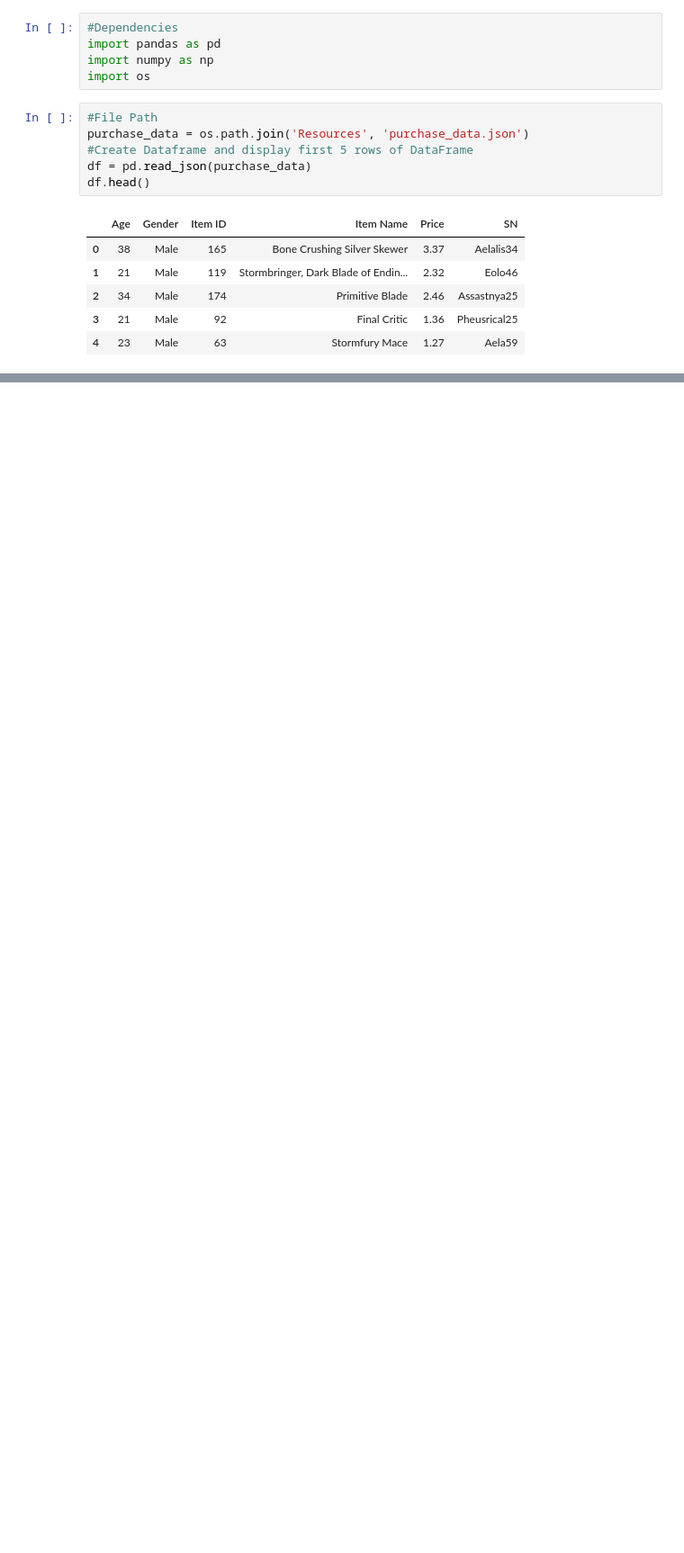
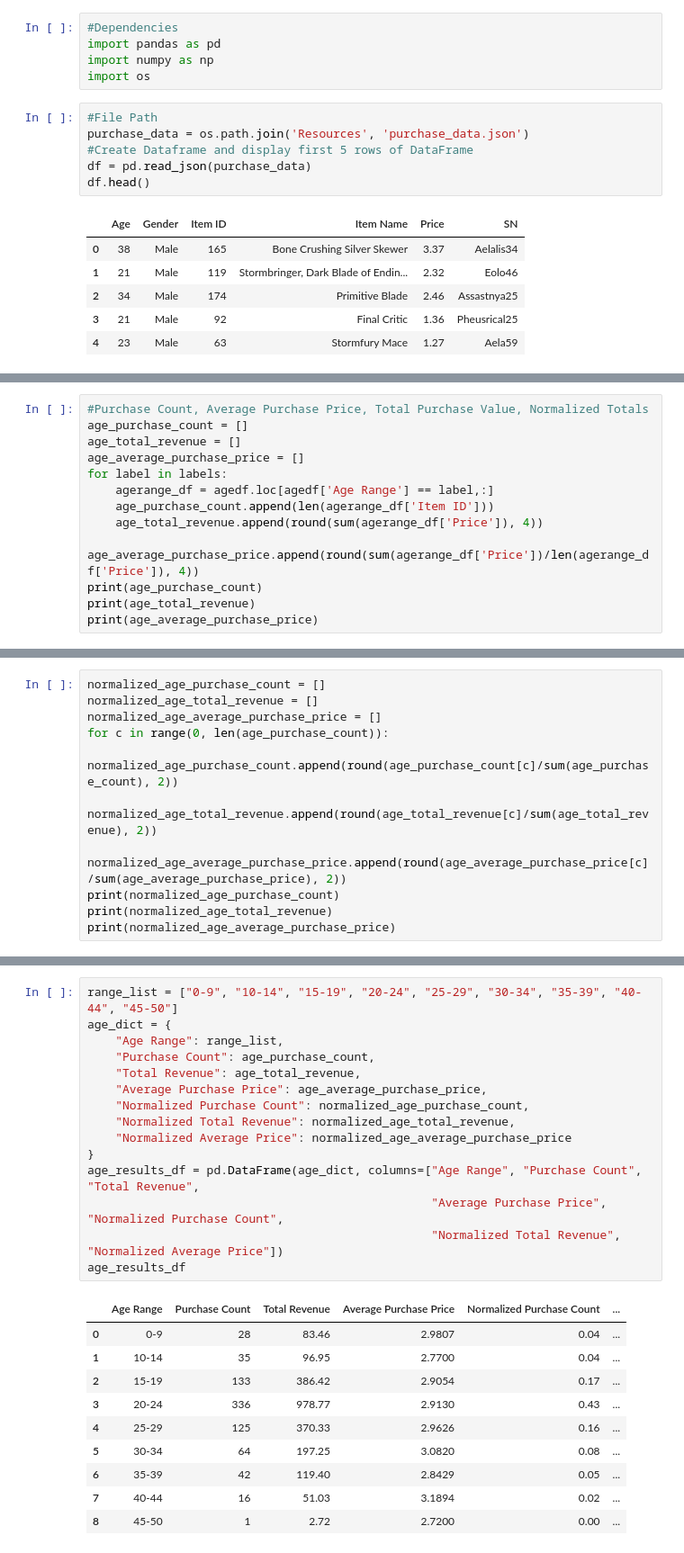
Before and after one commit to rwzlock/HeroesofPymoli, a Jupyter notebook: HeroesofPymoli.ipynb, the cells around one changed output, grey strips where cells are left out. Shown at 90% size. Cells and saved outputs as stored; diff of their text form; blank space fills up the shorter version.

Commit message:
Finalized DataFrames and improved sorting algorithms.

```diff
--- a/HeroesofPymoli.ipynb
+++ b/HeroesofPymoli.ipynb
@@ -283,0 +160,13 @@ agedf
+# %%
+#Purchase Count, Average Purchase Price, Total Purchase Value, Normalized Totals
+age_purchase_count = []
+age_total_revenue = []
+age_average_purchase_price = []
+for label in labels:
+    agerange_df = agedf.loc[agedf['Age Range'] == label,:]
+    age_purchase_count.append(len(agerange_df['Item ID']))
+    age_total_revenue.append(round(sum(agerange_df['Price']), 4))
+    age_average_purchase_price.append(round(sum(agerange_df['Price'])/len(agerange_df['Price']), 4))
+print(age_purchase_count)
+print(age_total_revenue)
+print(age_average_purchase_price)
@@ -283,0 +177,11 @@ agedf
+# %%
+normalized_age_purchase_count = []
+normalized_age_total_revenue = []
+normalized_age_average_purchase_price = []
+for c in range(0, len(age_purchase_count)):
+    normalized_age_purchase_count.append(round(age_purchase_count[c]/sum(age_purchase_count), 2))
+    normalized_age_total_revenue.append(round(age_total_revenue[c]/sum(age_total_revenue), 2))
+    normalized_age_average_purchase_price.append(round(age_average_purchase_price[c]/sum(age_average_purchase_price), 2))
+print(normalized_age_purchase_count)
+print(normalized_age_total_revenue)
+print(normalized_age_average_purchase_price)
@@ -283,0 +192,26 @@ agedf
+# %%
+range_list = ["0-9", "10-14", "15-19", "20-24", "25-29", "30-34", "35-39", "40-44", "45-50"]
+age_dict = {
+    "Age Range": range_list,
+    "Purchase Count": age_purchase_count,
+    "Total Revenue": age_total_revenue,
+    "Average Purchase Price": age_average_purchase_price,
+    "Normalized Purchase Count": normalized_age_purchase_count,
+    "Normalized Total Revenue": normalized_age_total_revenue,
+    "Normalized Average Price": normalized_age_average_purchase_price
+}
+age_results_df = pd.DataFrame(age_dict, columns=["Age Range", "Purchase Count", "Total Revenue",
+                                                 "Average Purchase Price", "Normalized Purchase Count",
+                                                 "Normalized Total Revenue", "Normalized Average Price"])
+age_results_df
+# %% [output]
+|  | Age Range | Purchase Count | Total Revenue | Average Purchase Price | Normalized Purchase Count | ... |
+| 0 | 0-9 | 28 | 83.46 | 2.9807 | 0.04 | ... |
+| 1 | 10-14 | 35 | 96.95 | 2.7700 | 0.04 | ... |
+| 2 | 15-19 | 133 | 386.42 | 2.9054 | 0.17 | ... |
+| 3 | 20-24 | 336 | 978.77 | 2.9130 | 0.43 | ... |
+| 4 | 25-29 | 125 | 370.33 | 2.9626 | 0.16 | ... |
+| 5 | 30-34 | 64 | 197.25 | 3.0820 | 0.08 | ... |
+| 6 | 35-39 | 42 | 119.40 | 2.8429 | 0.05 | ... |
+| 7 | 40-44 | 16 | 51.03 | 3.1894 | 0.02 | ... |
+| 8 | 45-50 | 1 | 2.72 | 2.7200 | 0.00 | ... |
```
Also changed, not shown: parts of 30 cells of this notebook.
